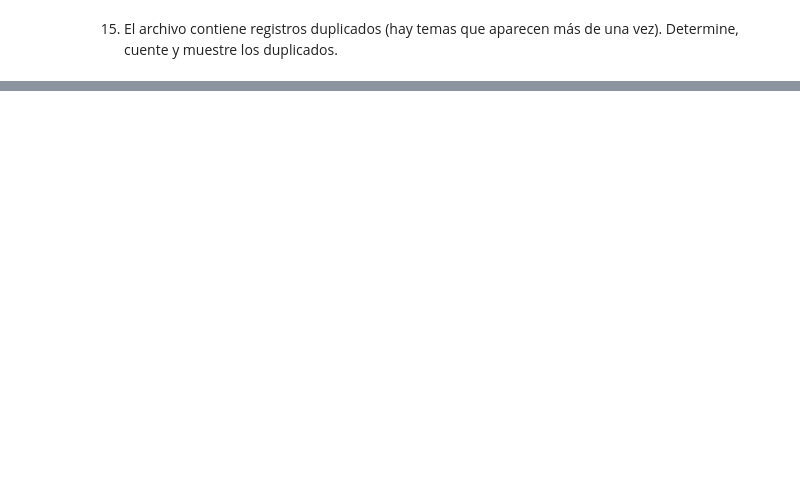
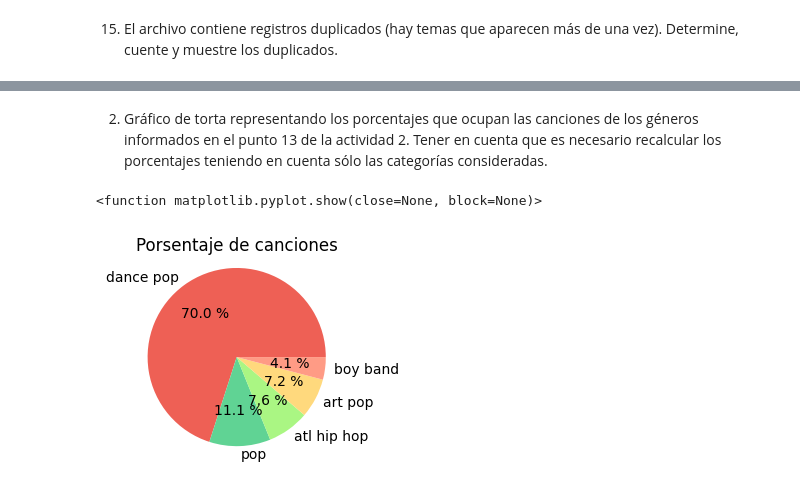
Before and after one commit to rubenegomez/Trabajo-Practico-Argentina-Programa-Python, a Jupyter notebook: Trabajo practico.ipynb, the cells around one changed output, grey strips where cells are left out. Drawn from its saved outputs; the diff is of its cells as text; code cells hidden in the pictures; blank space fills up the shorter version.

```diff
--- a/Trabajo practico.ipynb
+++ b/Trabajo practico.ipynb
@@ -634,0 +831,19 @@ Determine, cuente y muestre los duplicados.
+# %% [markdown]
+2. Gráfico de torta representando los porcentajes que ocupan las canciones de los
+géneros informados en el punto 13 de la actividad 2. Tener en cuenta que es
+necesario recalcular los porcentajes teniendo en cuenta sólo las categorías
+consideradas.
+# %%
+import matplotlib.pyplot as plt
+import numpy as np
+
+porsentaje = [36.072144, 5.711423, 3.907816, 3.707415, 2.10420]
+nombres = ["dance pop", "pop", "atl hip hop", "art pop", "boy band"]
+colores = ["#EE6055","#60D394","#AAF683","#FFD97D","#FF9B85"]
+plt.pie(porsentaje, labels=nombres, autopct="%0.1f %%", colors=colores)
+plt.axis("equal")
+plt.title("Porsentaje de canciones")
+plt.show
+# %% [output]
+<function matplotlib.pyplot.show(close=None, block=None)>
+[figure, added]
```
Also changed, not shown: parts of 25 cells of this notebook, 1 other file.
